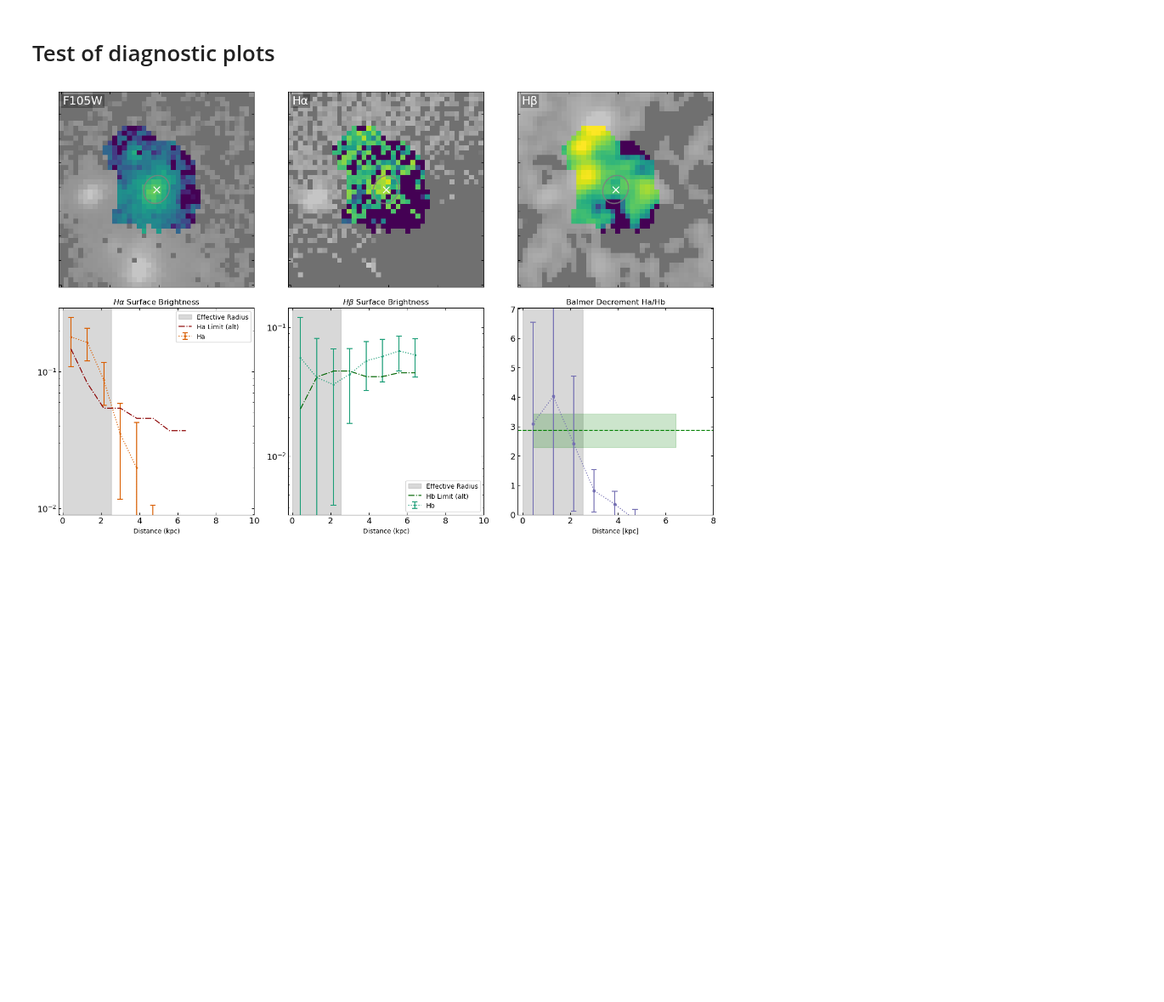
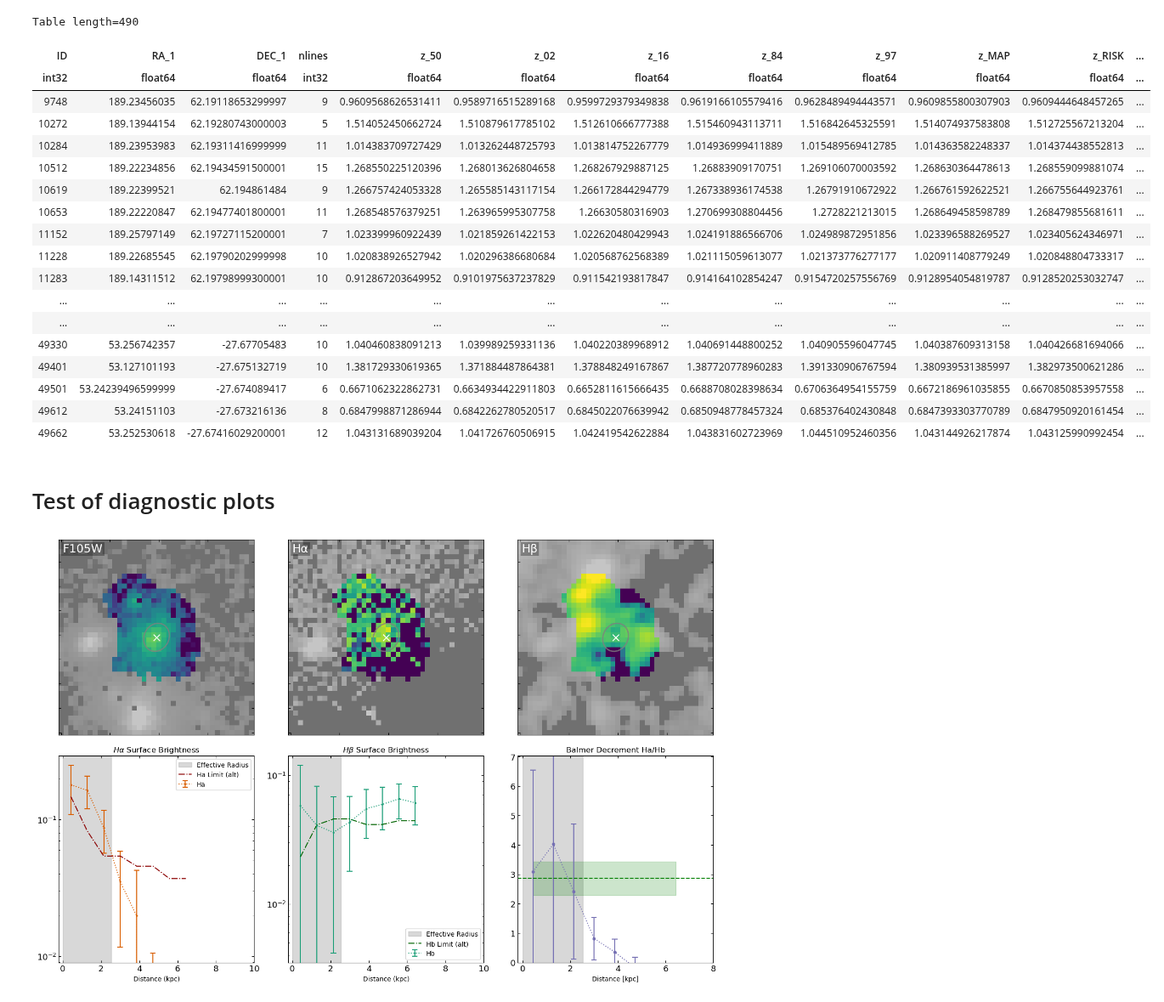
Before and after one commit to 2003cy/Balmer-Decrement-CLEAR, a Jupyter notebook: manual_selection.ipynb, the cells around one changed output. Shown at 85% size. Saved outputs shown, nothing was run; the diff lists cells and outputs as text; code cells hidden in the pictures; blank space fills up the shorter version.

```diff
--- a/manual_selection.ipynb
+++ b/manual_selection.ipynb
@@ -39,5 +49,28 @@ Table length=1340
 | 19235 | 189.13854002 | 62.23644663099999 | 15 | 1.343091420211904 | 1.34262539227326 | 1.342842273178309 | 1.343340224889596 | 1.343578486621921 | 1.343174749957386 | 1.343131457838317 | ... |
 | 44957 | 53.24744517400001 | -27.70086446299999 | 8 | 0.9706242551308876 | 0.9703180290140956 | 0.970434023254941 | 0.9708146945651107 | 0.9709338769078606 | 0.9707037780491942 | 0.9707005287762531 | ... |
+# %%
+master_table.sort('ID')
+master_table
+# %% [output]
+Table length=490
+| ID | RA_1 | DEC_1 | nlines | z_50 | z_02 | z_16 | z_84 | z_97 | z_MAP | z_RISK | ... |
+| int32 | float64 | float64 | int32 | float64 | float64 | float64 | float64 | float64 | float64 | float64 | ... |
+| 9748 | 189.23456035 | 62.19118653299997 | 9 | 0.9609568626531411 | 0.9589716515289168 | 0.9599729379349838 | 0.9619166105579416 | 0.9628489494443571 | 0.9609855800307903 | 0.9609444648457265 | ... |
+| 10272 | 189.13944154 | 62.19280743000003 | 5 | 1.514052450662724 | 1.510879617785102 | 1.512610666777388 | 1.515460943113711 | 1.516842645325591 | 1.514074937583808 | 1.512725567213204 | ... |
+| 10284 | 189.23953983 | 62.19311416999999 | 11 | 1.014383709727429 | 1.013262448725793 | 1.013814752267779 | 1.014936999411889 | 1.015489569412785 | 1.014363582248337 | 1.014374438552813 | ... |
+| 10512 | 189.22234856 | 62.19434591500001 | 15 | 1.268550225120396 | 1.268013626804658 | 1.268267929887125 | 1.26883909170751 | 1.269106070003592 | 1.268630364478613 | 1.268559099881074 | ... |
+| 10619 | 189.22399521 | 62.194861484 | 9 | 1.266757424053328 | 1.265585143117154 | 1.266172844294779 | 1.267338936174538 | 1.26791910672922 | 1.266761592622521 | 1.266755644923761 | ... |
+| 10653 | 189.22220847 | 62.19477401800001 | 11 | 1.268548576379251 | 1.263965995307758 | 1.26630580316903 | 1.270699308804456 | 1.2728221213015 | 1.268649458598789 | 1.268479855681611 | ... |
+| 11152 | 189.25797149 | 62.19727115200001 | 7 | 1.023399960922439 | 1.021859261422153 | 1.022620480429943 | 1.024191886566706 | 1.024989872951856 | 1.023396588269527 | 1.023405624346971 | ... |
+| 11228 | 189.22685545 | 62.19790202999998 | 10 | 1.020838926527942 | 1.020296386680684 | 1.020568762568389 | 1.021115059613077 | 1.021373776277177 | 1.020911408779249 | 1.020848804733317 | ... |
+| 11283 | 189.14311512 | 62.19798999300001 | 10 | 0.912867203649952 | 0.9101975637237829 | 0.911542193817847 | 0.914164102854247 | 0.9154720257556769 | 0.9128954054819787 | 0.9128520253032747 | ... |
+| ... | ... | ... | ... | ... | ... | ... | ... | ... | ... | ... | ... |
+| ... | ... | ... | ... | ... | ... | ... | ... | ... | ... | ... | ... |
+| 49330 | 53.256742357 | -27.67705483 | 10 | 1.040460838091213 | 1.039989259331136 | 1.040220389968912 | 1.040691448800252 | 1.040905596047745 | 1.040387609313158 | 1.040426681694066 | ... |
+| 49401 | 53.127101193 | -27.675132719 | 10 | 1.381729330619365 | 1.371884487864381 | 1.378848249167867 | 1.387720778960283 | 1.391330906767594 | 1.380939531385997 | 1.382973500621286 | ... |
+| 49501 | 53.24239496599999 | -27.674089417 | 6 | 0.6671062322862731 | 0.6634934422911803 | 0.6652811615666435 | 0.6688708028398634 | 0.6706364954155759 | 0.6672186961035855 | 0.6670850853957558 | ... |
+| 49612 | 53.24151103 | -27.673216136 | 8 | 0.6847998871286944 | 0.6842262780520517 | 0.6845022076639942 | 0.6850948778457324 | 0.685376402430848 | 0.6847393303770789 | 0.6847950920161454 | ... |
+| 49662 | 53.252530618 | -27.67416029200001 | 12 | 1.043131689039204 | 1.041726760506915 | 1.042419542622884 | 1.043831602723969 | 1.044510952460356 | 1.043144926217874 | 1.043125990992454 | ... |
 # %% [markdown]
 # Test of diagnostic plots
 # %%
```
Also changed, not shown: parts of 1 cell of this notebook, 5 other files.
